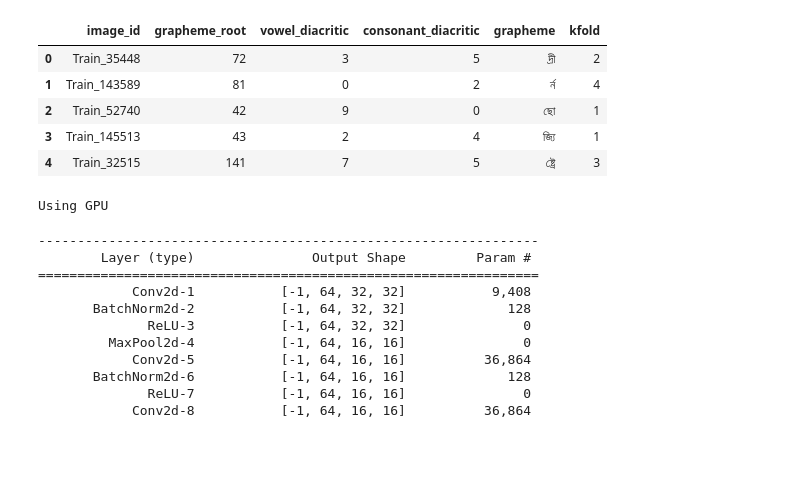
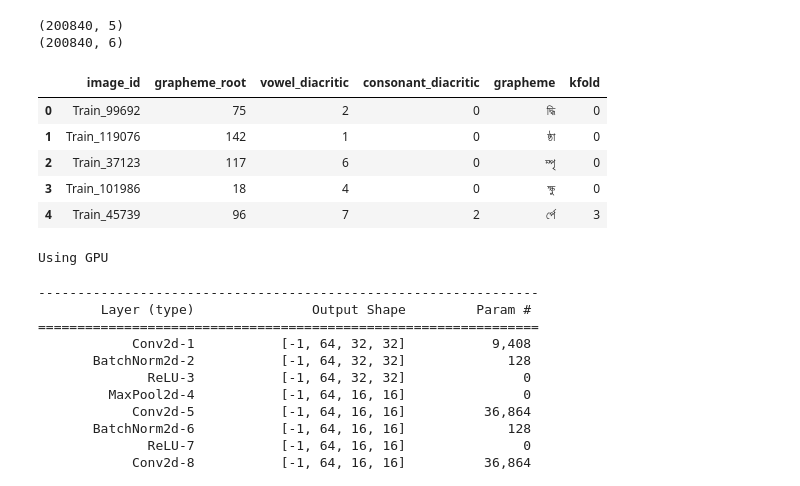
Before and after one commit to sdash-usfca/Grapheme-Classification, a Jupyter notebook: Resnet34.ipynb, the cells around one changed output. Drawn from its saved outputs; the diff is of its cells as text; code cells hidden in the pictures; blank space fills up the shorter version.

```diff
--- a/ResnetV2.ipynb
+++ b/Resnet34.ipynb
@@ -52,35 +52,37 @@ VALIDATION_BATCH_SIZE = 32 # batch size to validate from validation set
 # %%
 def generate_stratified_df():
     if os.path.exists(STRATIFIED_CSV_PATH):
         return pd.read_csv(STRATIFIED_CSV_PATH)
     else:
         df = pd.read_csv(TRAIN_CSV_PATH)
         print(df.shape)
         #Only used for testing purposes
-        df = df.sample(frac = 0.2, random_state=0)
+        #df = df.sample(frac = 0.2, random_state=0)
 
         df.loc[:, 'kfold'] = -1
         df = df.sample(frac=1).reset_index(drop=True)
         x = df.image_id.values
         y = df[['grapheme_root', 'vowel_diacritic', 'consonant_diacritic']].values
-        mskf = MultilabelStratifiedKFold(n_splits=5)
+        mskf = MultilabelStratifiedKFold(n_splits=FOLDS)
 
         for fold, (trn_, val_) in enumerate(mskf.split(x, y)):
             df.loc[val_, "kfold"] = fold
 
         df.to_csv(STRATIFIED_CSV_PATH, index=False)
         print(df.shape)
         return df
 
 train_df = generate_stratified_df()
 train_df.head()
 # %% [output]
+(200840, 5)
+(200840, 6)
 |  | image_id | grapheme_root | vowel_diacritic | consonant_diacritic | grapheme | kfold |
-| 0 | Train_35448 | 72 | 3 | 5 | দ্রী | 2 |
-| 1 | Train_143589 | 81 | 0 | 2 | র্ন | 4 |
-| 2 | Train_52740 | 42 | 9 | 0 | ছো | 1 |
-| 3 | Train_145513 | 43 | 2 | 4 | জ্যি | 1 |
-| 4 | Train_32515 | 141 | 7 | 5 | ষ্ট্রে | 3 |
+| 0 | Train_99692 | 75 | 2 | 0 | দ্ধি | 0 |
+| 1 | Train_119076 | 142 | 1 | 0 | ষ্ঠা | 0 |
+| 2 | Train_37123 | 117 | 6 | 0 | ম্পৃ | 0 |
+| 3 | Train_101986 | 18 | 4 | 0 | ক্ষু | 0 |
+| 4 | Train_45739 | 96 | 7 | 2 | র্পে | 3 |
 # %%
 def generate_images():
     if os.path.exists(TRAIN_IMG_PATH):
```
Also changed, not shown: parts of 4 cells of this notebook, 2 other files.
